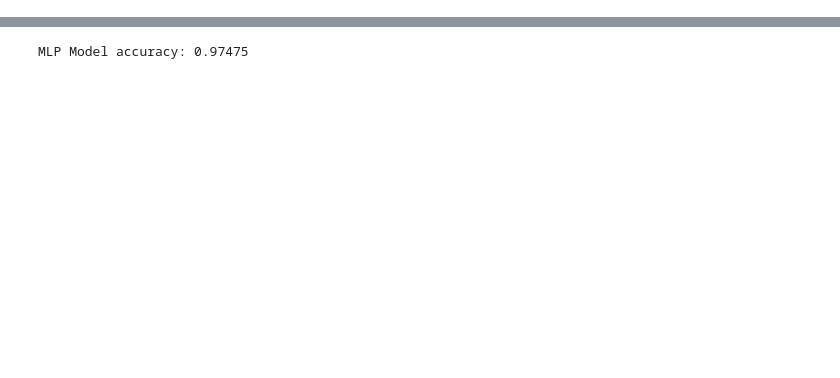
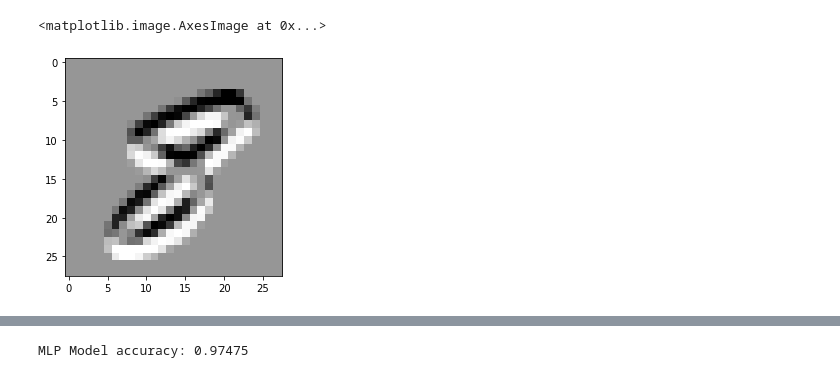
Before and after one commit to Masterfishy/HanDi-2, a Jupyter notebook: model/src/handi.ipynb, the cells around one changed output, grey strips where cells are left out. Saved outputs shown, nothing was run; the diff lists cells and outputs as text; code cells hidden in the pictures; blank space fills up the shorter version.

```diff
--- a/model/src/handi.ipynb
+++ b/model/src/handi.ipynb
@@ -20,0 +42,6 @@ test_data /= 255.0
+# %%
+hog_vert_img = hog_vertical_gradient(img)
+plt.imshow(hog_vert_img, cmap="Greys")
+# %% [output]
+<matplotlib.image.AxesImage at 0x...>
+[figure, added]
```
Also changed, not shown: parts of 12 cells of this notebook, 1 other file.
